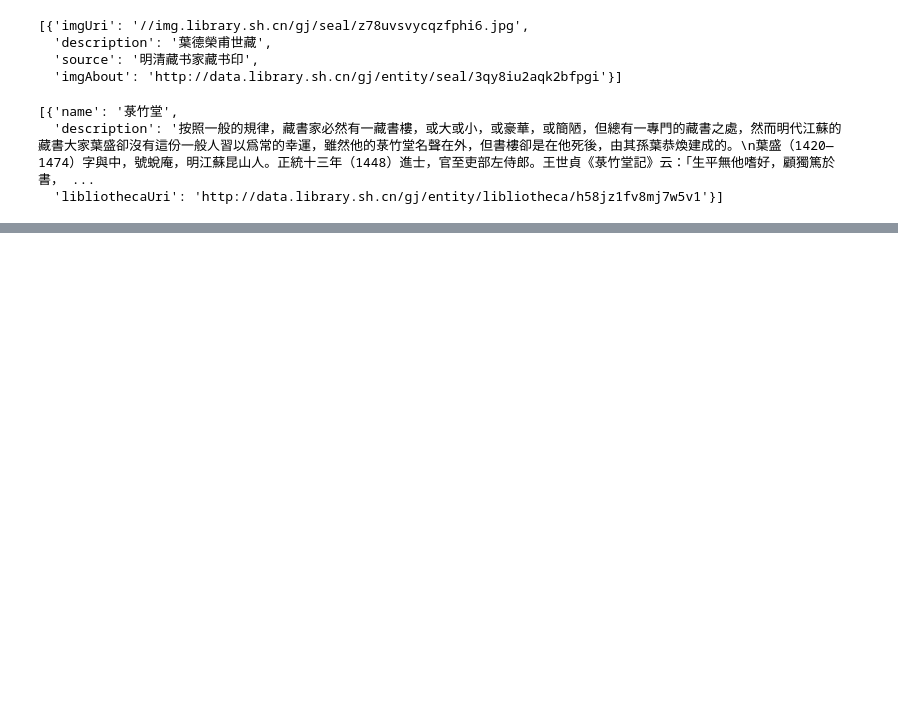
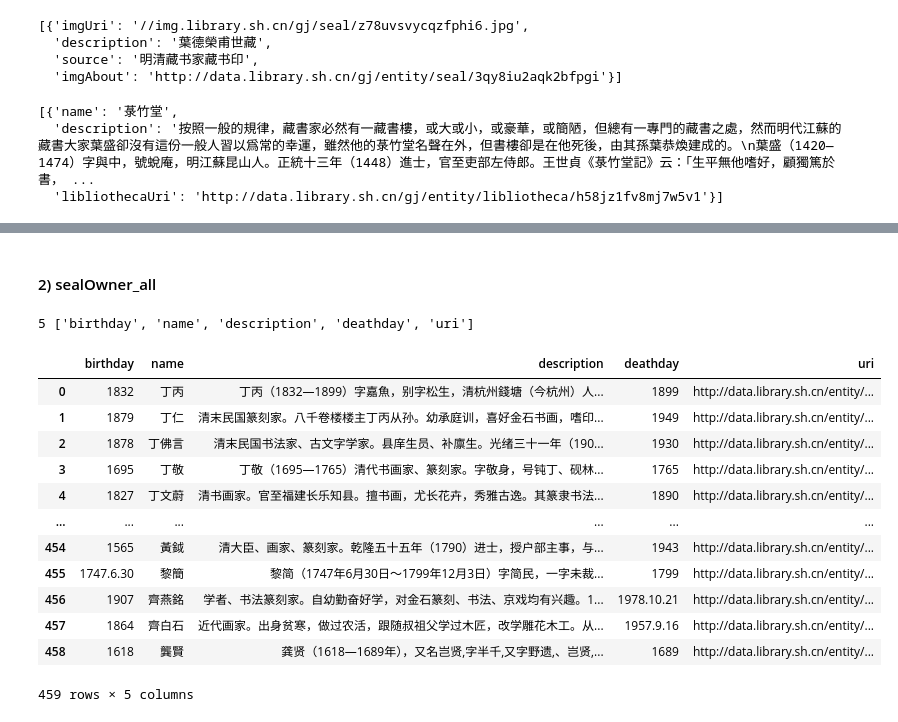
Before and after one commit to jingrong-zhang/Art-of-Chinese-Seal-Engraving, a Jupyter notebook: 01_API_DataCollection/05_json2csv.ipynb, the cells around one changed output, grey strips where cells are left out. Cells and saved outputs as stored; diff of their text form; code cells hidden in the pictures; blank space fills up the shorter version.

Commit message:
Updating all csv and data cleaning files

```diff
--- a/01_API_DataCollection/05_json2csv.ipynb
+++ b/01_API_DataCollection/05_json2csv.ipynb
@@ -77,0 +101,22 @@ dtype: object
+# %% [markdown]
+#### 2) sealOwner_all
+# %%
+with open('sealOwner_all.json', encoding='utf-8') as inputfile:
+    sealOwner_all = pd.read_json(inputfile)
+print(len(sealOwner_all.columns.tolist()), sealOwner_all.columns.tolist())
+sealOwner_all
+# %% [output]
+5 ['birthday', 'name', 'description', 'deathday', 'uri']
+|  | birthday | name | description | deathday | uri |
+| 0 | 1832 | 丁丙 | 丁丙（1832—1899）字嘉魚，别字松生，清杭州錢塘（今杭州）人... | 1899 | http://data.library.sh.cn/entity/... |
+| 1 | 1879 | 丁仁 | 清末民国篆刻家。八千卷楼楼主丁丙从孙。幼承庭训，喜好金石书画，嗜印... | 1949 | http://data.library.sh.cn/entity/... |
+| 2 | 1878 | 丁佛言 | 清末民国书法家、古文字学家。县庠生员、补廪生。光绪三十一年（190... | 1930 | http://data.library.sh.cn/entity/... |
+| 3 | 1695 | 丁敬 | 丁敬（1695—1765）清代书画家、篆刻家。字敬身，号钝丁、砚林... | 1765 | http://data.library.sh.cn/entity/... |
+| 4 | 1827 | 丁文蔚 | 清书画家。官至福建长乐知县。擅书画，尤长花卉，秀雅古逸。其篆隶书法... | 1890 | http://data.library.sh.cn/entity/... |
+| ... | ... | ... | ... | ... | ... |
+| 454 | 1565 | 黃鉞 | 清大臣、画家、篆刻家。乾隆五十五年（1790）进士，授户部主事，与... | 1943 | http://data.library.sh.cn/entity/... |
+| 455 | 1747.6.30 | 黎簡 | 黎简（1747年6月30日～1799年12月3日）字简民，一字未裁... | 1799 | http://data.library.sh.cn/entity/... |
+| 456 | 1907 | 齊燕銘 | 学者、书法篆刻家。自幼勤奋好学，对金石篆刻、书法、京戏均有兴趣。1... | 1978.10.21 | http://data.library.sh.cn/entity/... |
+| 457 | 1864 | 齊白石 | 近代画家。出身贫寒，做过农活，跟随叔祖父学过木匠，改学雕花木工。从... | 1957.9.16 | http://data.library.sh.cn/entity/... |
+| 458 | 1618 | 龔賢 | 龚贤（1618—1689年），又名岂贤,字半千,又字野遗,、岂贤,... | 1689 | http://data.library.sh.cn/entity/... |
+459 rows × 5 columns
```
Also changed, not shown: parts of 20 cells of this notebook, 3 other files.
